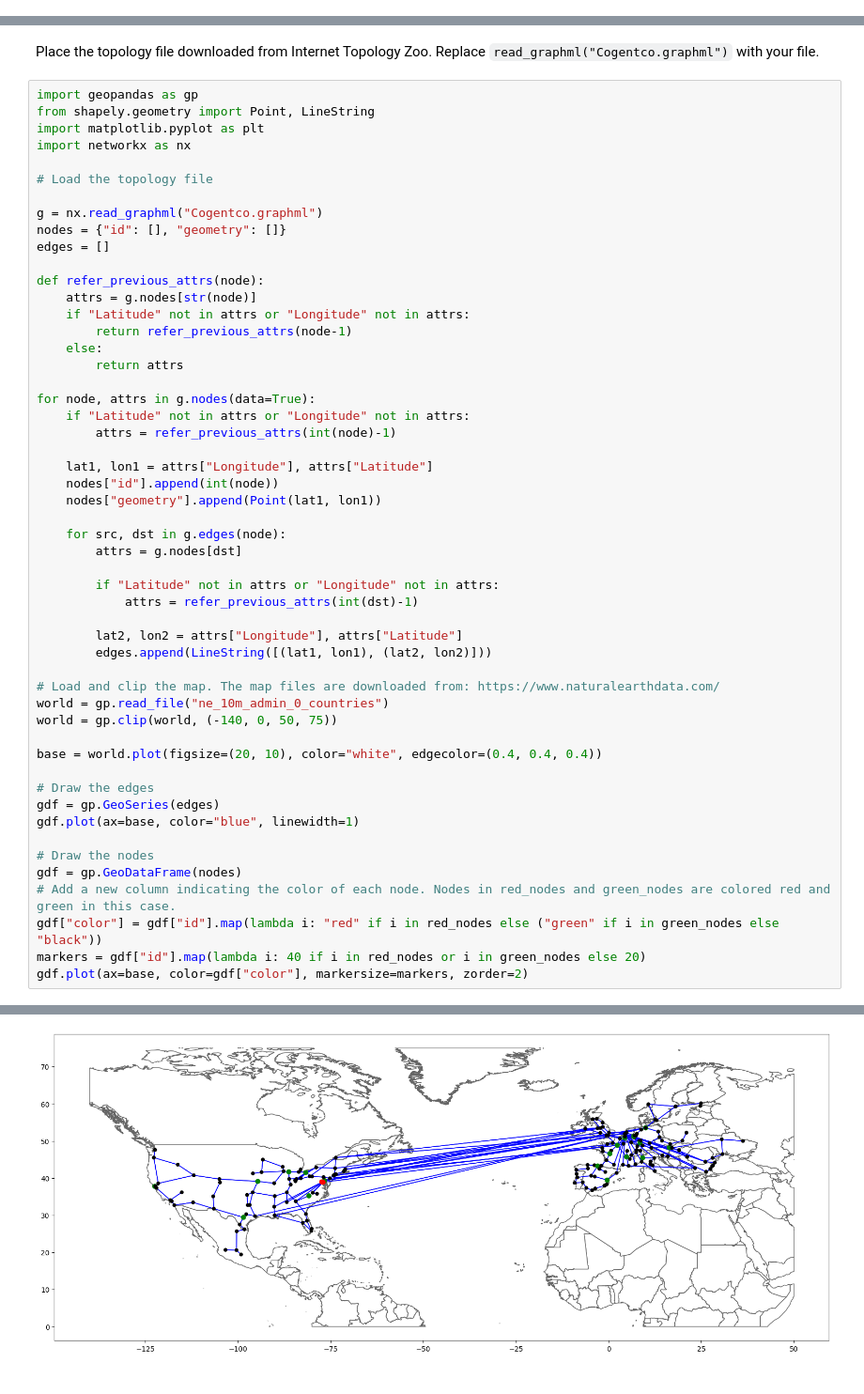
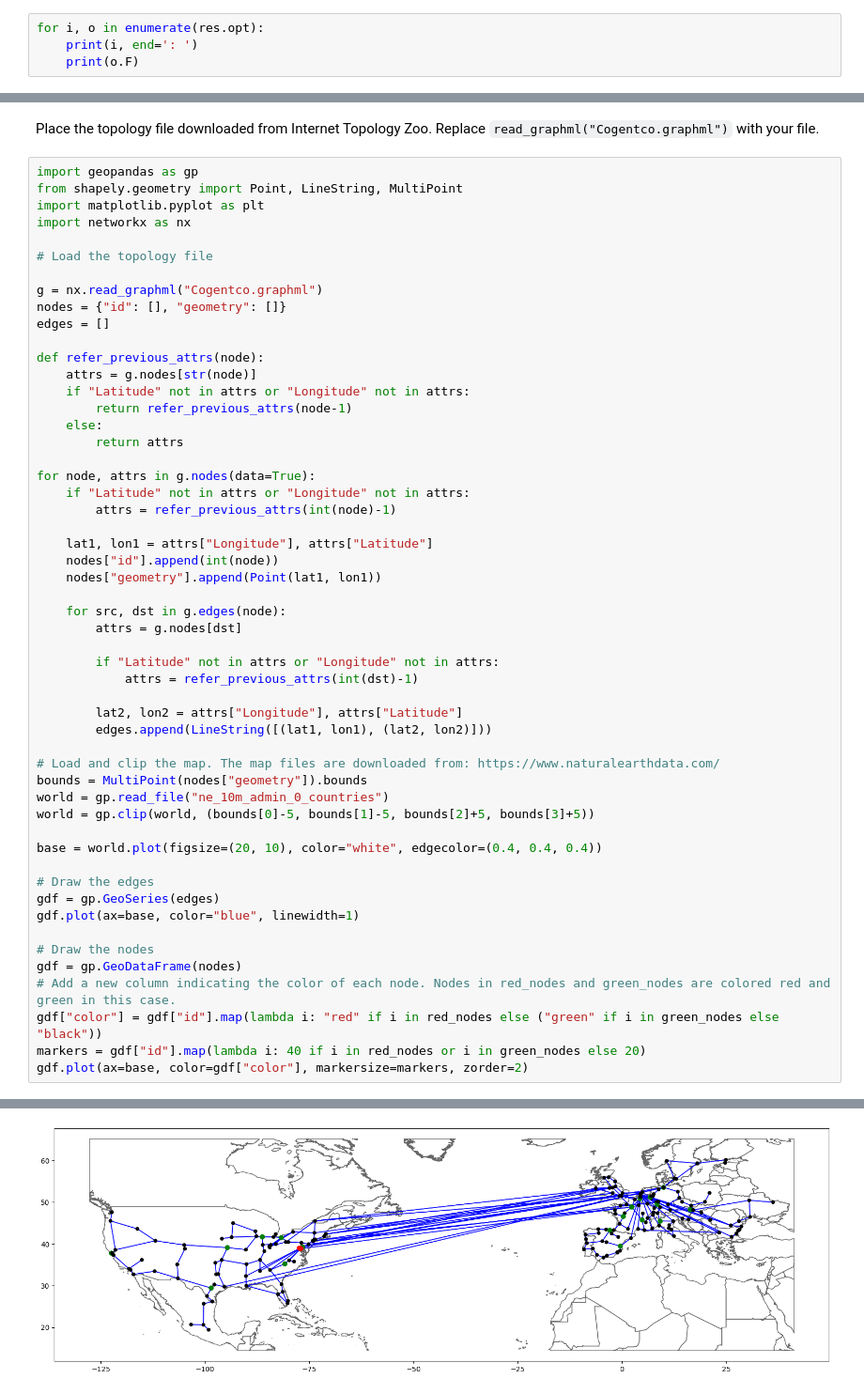
Before and after one commit to KKKKKXY/optimal__SDNcontroller_placement, a Jupyter notebook: nsga-ii/viz/viz_pymoo_result.ipynb, the cells around one changed output, grey strips where cells are left out. Shown at 94% size. Drawn from its saved outputs; the diff is of its cells as text.

```diff
--- a/nsga-ii/viz/viz_pymoo_result.ipynb
+++ b/nsga-ii/viz/viz_pymoo_result.ipynb
@@ -254,0 +257,4 @@ Replace `opt[10]` with the index you want to check
+# %%
+for i, o in enumerate(res.opt):
+    print(i, end=': ')
+    print(o.F)
@@ -261,7 +274,7 @@ green_nodes = np.nonzero(opt.X[:num_node])[0].tolist()   # Controller nodes
 Place the topology file downloaded from Internet Topology Zoo. Replace `read_graphml("Cogentco.graphml")` with your file.
 # %%
 import geopandas as gp
-from shapely.geometry import Point, LineString
+from shapely.geometry import Point, LineString, MultiPoint
 import matplotlib.pyplot as plt
 import networkx as nx
 
@@ -285,32 +298,33 @@ for node, attrs in g.nodes(data=True):
     lat1, lon1 = attrs["Longitude"], attrs["Latitude"]
     nodes["id"].append(int(node))
     nodes["geometry"].append(Point(lat1, lon1))
 
     for src, dst in g.edges(node):
         attrs = g.nodes[dst]
 
         if "Latitude" not in attrs or "Longitude" not in attrs:
             attrs = refer_previous_attrs(int(dst)-1)
 
         lat2, lon2 = attrs["Longitude"], attrs["Latitude"]
         edges.append(LineString([(lat1, lon1), (lat2, lon2)]))
 
 # Load and clip the map. The map files are downloaded from: https://www.naturalearthdata.com/
+bounds = MultiPoint(nodes["geometry"]).bounds
 world = gp.read_file("ne_10m_admin_0_countries")
-world = gp.clip(world, (-140, 0, 50, 75))
+world = gp.clip(world, (bounds[0]-5, bounds[1]-5, bounds[2]+5, bounds[3]+5))
 
 base = world.plot(figsize=(20, 10), color="white", edgecolor=(0.4, 0.4, 0.4))
 
 # Draw the edges
 gdf = gp.GeoSeries(edges)
 gdf.plot(ax=base, color="blue", linewidth=1)
 
 # Draw the nodes
 gdf = gp.GeoDataFrame(nodes)
 # Add a new column indicating the color of each node. Nodes in red_nodes and green_nodes are colored red and green in this case.
 gdf["color"] = gdf["id"].map(lambda i: "red" if i in red_nodes else ("green" if i in green_nodes else "black"))
 markers = gdf["id"].map(lambda i: 40 if i in red_nodes or i in green_nodes else 20)
 gdf.plot(ax=base, color=gdf["color"], markersize=markers, zorder=2)
 # %% [output]
 <Axes: >
-[figure, old version]
+[figure, new version]
```
Also changed, not shown: parts of 6 cells of this notebook.
